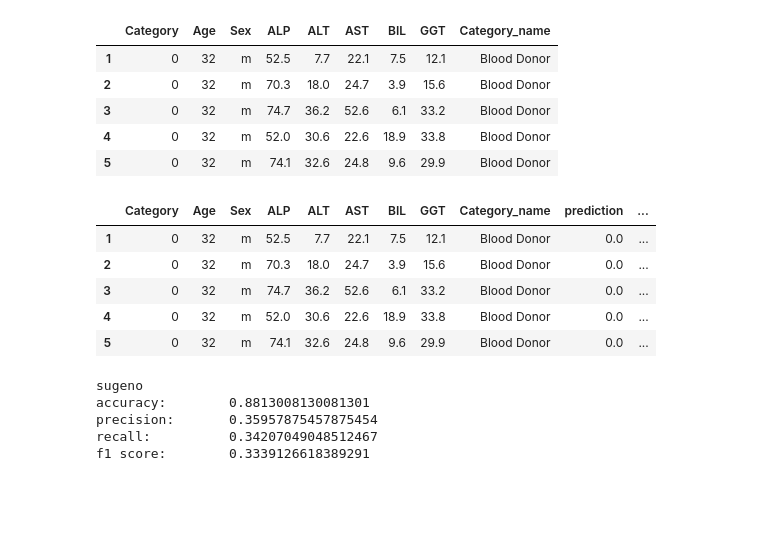
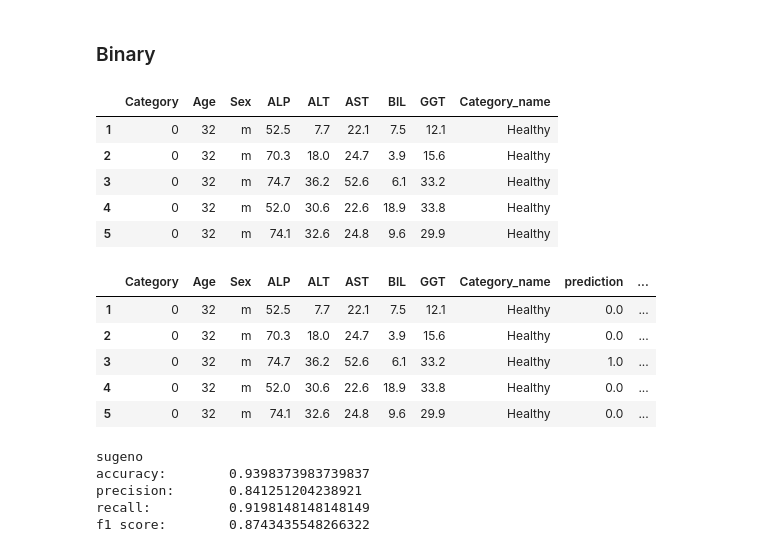
Before and after one commit to sates298/HCV-fuzzy-classifier, a Jupyter notebook: notebooks/sugeno.ipynb, the cells around one changed output. Drawn from its saved outputs; the diff is of its cells as text; code cells hidden in the pictures; blank space fills up the shorter version.

```diff
--- a/notebooks/sugeno.ipynb
+++ b/notebooks/sugeno.ipynb
@@ -9,33 +9,35 @@ from utils import get_data
 import metrics
 import pandas as pd
 import plotly.express as px
+# %% [markdown]
+### Binary
 # %%
 data_path = '../data/hcvdat0.csv'
-df = get_data(data_path)
+df = get_data(data_path, binary=True)
 df.head()
 # %% [output]
 |  | Category | Age | Sex | ALP | ALT | AST | BIL | GGT | Category_name |
-| 1 | 0 | 32 | m | 52.5 | 7.7 | 22.1 | 7.5 | 12.1 | Blood Donor |
-| 2 | 0 | 32 | m | 70.3 | 18.0 | 24.7 | 3.9 | 15.6 | Blood Donor |
-| 3 | 0 | 32 | m | 74.7 | 36.2 | 52.6 | 6.1 | 33.2 | Blood Donor |
-| 4 | 0 | 32 | m | 52.0 | 30.6 | 22.6 | 18.9 | 33.8 | Blood Donor |
-| 5 | 0 | 32 | m | 74.1 | 32.6 | 24.8 | 9.6 | 29.9 | Blood Donor |
+| 1 | 0 | 32 | m | 52.5 | 7.7 | 22.1 | 7.5 | 12.1 | Healthy |
+| 2 | 0 | 32 | m | 70.3 | 18.0 | 24.7 | 3.9 | 15.6 | Healthy |
+| 3 | 0 | 32 | m | 74.7 | 36.2 | 52.6 | 6.1 | 33.2 | Healthy |
+| 4 | 0 | 32 | m | 52.0 | 30.6 | 22.6 | 18.9 | 33.8 | Healthy |
+| 5 | 0 | 32 | m | 74.1 | 32.6 | 24.8 | 9.6 | 29.9 | Healthy |
 # %%
-df[['prediction', 'sugeno_value']] = df.apply(lambda x: classify(x, return_val=True), axis=1, result_type='expand')
+df[['prediction', 'sugeno_value']] = df.apply(lambda x: classify(x, thresholds=[1], return_val=True), axis=1, result_type='expand')
 df.head()
 # %% [output]
 |  | Category | Age | Sex | ALP | ALT | AST | BIL | GGT | Category_name | prediction | ... |
-| 1 | 0 | 32 | m | 52.5 | 7.7 | 22.1 | 7.5 | 12.1 | Blood Donor | 0.0 | ... |
-| 2 | 0 | 32 | m | 70.3 | 18.0 | 24.7 | 3.9 | 15.6 | Blood Donor | 0.0 | ... |
-| 3 | 0 | 32 | m | 74.7 | 36.2 | 52.6 | 6.1 | 33.2 | Blood Donor | 0.0 | ... |
-| 4 | 0 | 32 | m | 52.0 | 30.6 | 22.6 | 18.9 | 33.8 | Blood Donor | 0.0 | ... |
-| 5 | 0 | 32 | m | 74.1 | 32.6 | 24.8 | 9.6 | 29.9 | Blood Donor | 0.0 | ... |
+| 1 | 0 | 32 | m | 52.5 | 7.7 | 22.1 | 7.5 | 12.1 | Healthy | 0.0 | ... |
+| 2 | 0 | 32 | m | 70.3 | 18.0 | 24.7 | 3.9 | 15.6 | Healthy | 0.0 | ... |
+| 3 | 0 | 32 | m | 74.7 | 36.2 | 52.6 | 6.1 | 33.2 | Healthy | 1.0 | ... |
+| 4 | 0 | 32 | m | 52.0 | 30.6 | 22.6 | 18.9 | 33.8 | Healthy | 0.0 | ... |
+| 5 | 0 | 32 | m | 74.1 | 32.6 | 24.8 | 9.6 | 29.9 | Healthy | 0.0 | ... |
 # %%
 result_metrics = metrics.count_metrics(df['Category'], df['prediction'])
 metrics.print_metrics('sugeno', *result_metrics)
 # %% [output]
 sugeno
-accuracy:        0.8813008130081301
-precision:       0.35957875457875454
-recall:          0.34207049048512467
-f1 score:        0.3339126618389291
+accuracy:        0.9398373983739837
+precision:       0.841251204238921
+recall:          0.9198148148148149
+f1 score:        0.8743435548266322
```
Also changed, not shown: parts of 10 cells of this notebook, 11 other files.
